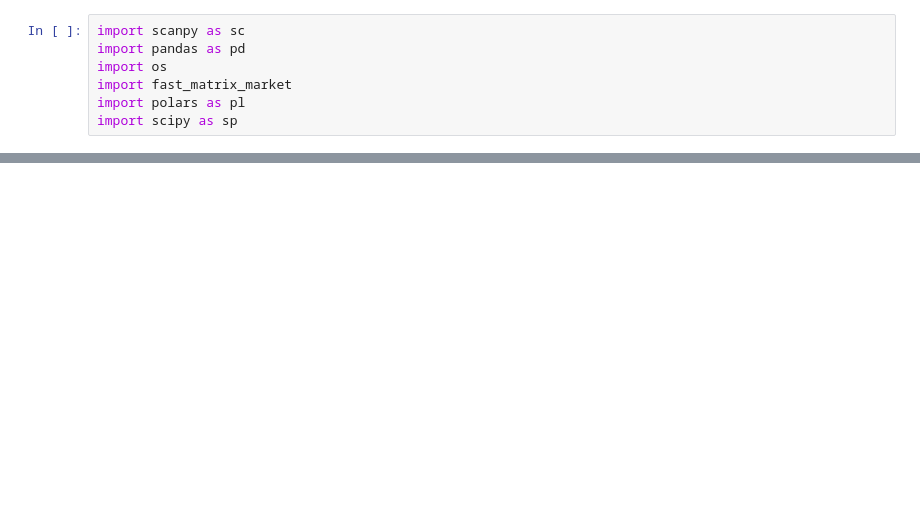
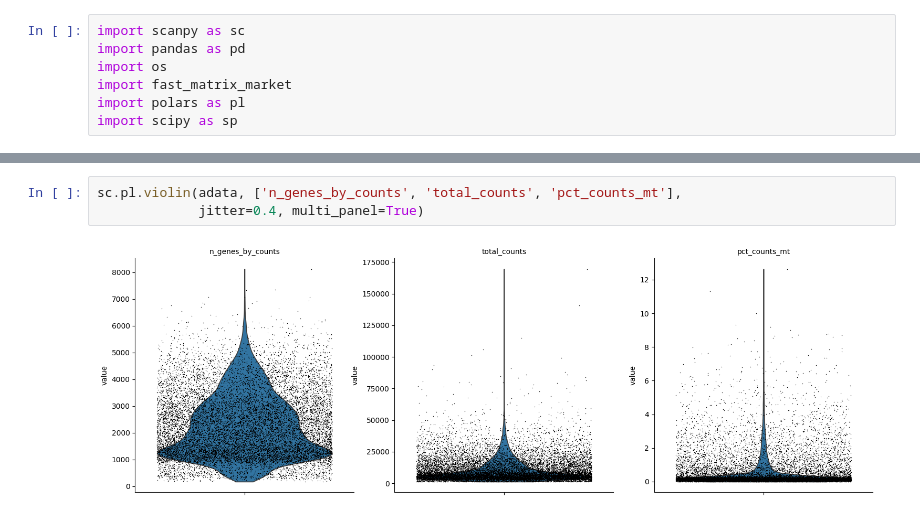
Before and after one commit to IreneRobles/scrnaseq_workshops, a Jupyter notebook: playground.ipynb, the cells around one changed output, grey strips where cells are left out. Saved outputs shown, nothing was run; the diff lists cells and outputs as text; blank space fills up the shorter version.

```diff
--- a/playground.ipynb
+++ b/playground.ipynb
@@ -79,0 +46,5 @@ Time for fast_matrix_market:  0.024509191513061523
+# %%
+sc.pl.violin(adata, ['n_genes_by_counts', 'total_counts', 'pct_counts_mt'],
+             jitter=0.4, multi_panel=True)
+# %% [output]
+[figure, added]
```
Also changed, not shown: parts of 9 cells of this notebook, 5 other files.
